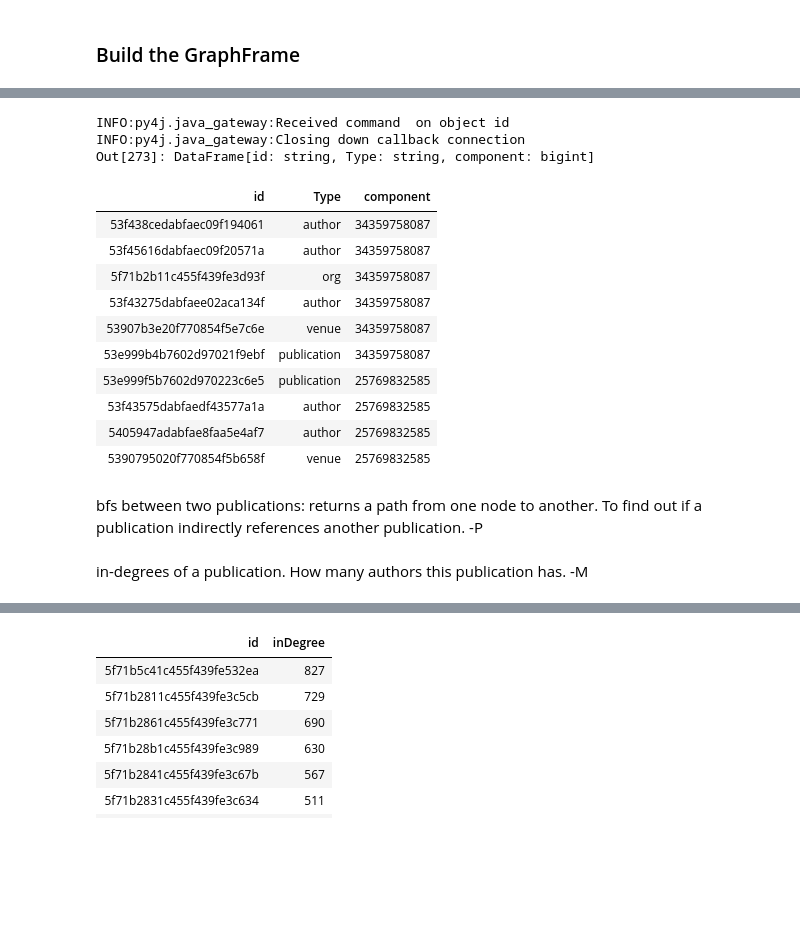
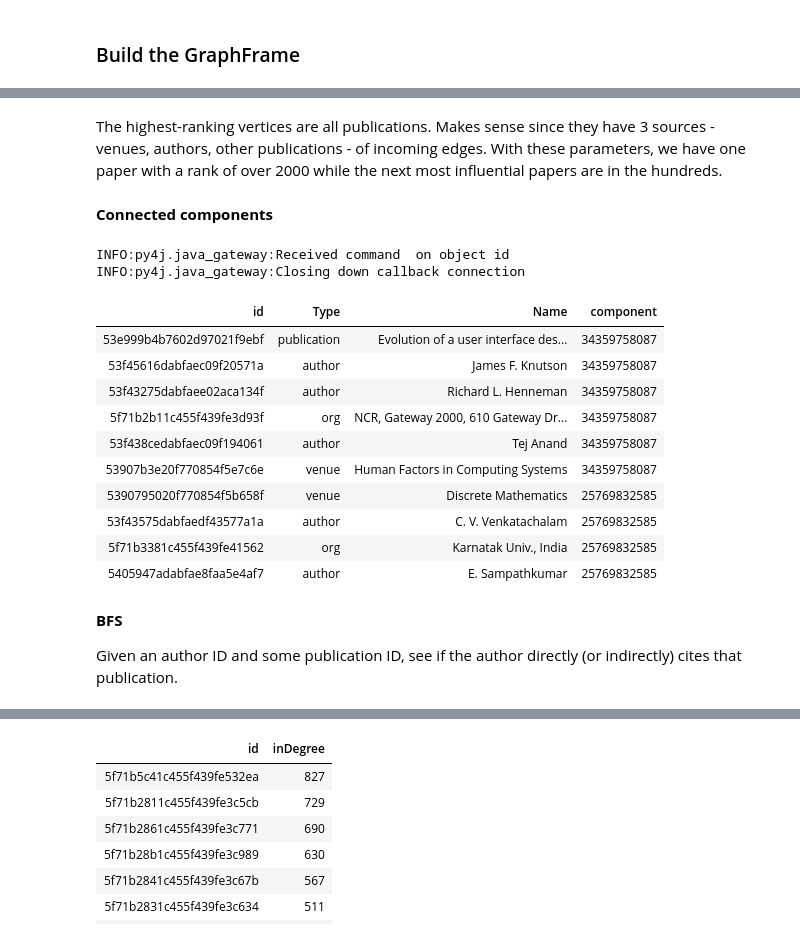
Before and after one commit to Martin-Msb/bdm-project-2, a Jupyter notebook: Knowledge Graph.ipynb, the cells around one changed output, grey strips where cells are left out. Saved outputs shown, nothing was run; the diff lists cells and outputs as text; code cells hidden in the pictures; blank space fills up the shorter version.

Commit message:
Finish all queries and analytics; final TODOs

```diff
--- a/Knowledge Graph.ipynb
+++ b/Knowledge Graph.ipynb
@@ -39,8 +34,11 @@ I'll skip this and use the created dataframs instead!
 # %%
-dblp_df = spark.read.load('dbfs:/user/dblpv13/dblp_table')
-author_df = spark.read.load('dbfs:/user/dblpv13/author_table')
-org_df = spark.read.load('dbfs:/user/dblpv13/org_table')
-venue_df = spark.read.load('dbfs:/user/dblpv13/venue_table')
+split = 0 # or 'full' to use all data. In that case, queries work but analytics crash because the graph is too big.
+
+# Make sure the table paths here match with the paths in the project 1 notebook (end of chapter 3).
+dblp_df = spark.read.load(f'dbfs:/user/dblpv13/dblp_{split}')
+author_df = spark.read.load(f'dbfs:/user/dblpv13/authors_{split}')
+org_df = spark.read.load(f'dbfs:/user/dblpv13/orgs_{split}')
+venue_df = spark.read.load(f'dbfs:/user/dblpv13/venues_{split}')
 
 logger.info(f'Read table row counts:\n\tDBLP fact table: {dblp_df.count()}\n\tAuthor table: {author_df.count()}\n\tVenue table: {venue_df.count()}\n\tOrganization table: {org_df.count()}')
 # %% [output]
@@ -52,3 +50,3 @@ INFO:__main__:Read table row counts:
 # %%
-def lim_print(df, lim):
+def lim_print(df, lim = 10): # print only top n (default 10) rows of a dataframe
     display(df.limit(lim))
@@ -60,5 +77,5 @@ To each DF, add the vertex type. We will have 4 types of vertices: publications,
 # %%
-# Add type to each df and rename column 'ID' to 'id'.
+# Add type to each df.
 dblp_df = dblp_df.withColumn('Type', F.lit('publication')).withColumnRenamed('ID', 'id')
 author_df = author_df.withColumn('Type', F.lit('author')).withColumnRenamed('ID', 'id')
 org_df = org_df.withColumn('Type', F.lit('org')).withColumnRenamed('ID', 'id')
@@ -66,11 +83,12 @@ venue_df = venue_df.withColumn('Type', F.lit('venue')).withColumnRenamed('ID', '
 
 # Union the relevant columns of each df into a single df.
 _vertices = (dblp_df
-            .select('id', 'Type')
-            .union(author_df
-                   .select('id', 'Type'))
-            .union(org_df
-                   .select('id', 'Type'))
-            .union(venue_df
-                   .select('id', 'Type')))
+             .withColumnRenamed('Title', 'Name')
+             .select('id', 'Type', 'Name')
+             .union(author_df
+                    .select('id', 'Type', 'Name'))
+             .union(org_df
+                    .select('id', 'Type', 'Name'))
+             .union(venue_df
+                    .select('id', 'Type', 'Name')))
 # %%
@@ -371,3 +400,7 @@ connected components - M
+# %% [markdown]
+The highest-ranking vertices are all publications. Makes sense since they have 3 sources - venues, authors, other publications - of incoming edges. With these parameters, we have one paper with a rank of over 2000 while the next most influential papers are in the hundreds.
+# %% [markdown]
+**Connected components**
 # %%
 #Connected component membership of each node
 sc.setCheckpointDir("/tmp/cc-checkpoint-dir") #Connected Components algorithm requires setting a Spark checkpoint directory to improve performance
@@ -375,22 +408,21 @@ cc = _graph.connectedComponents()
 # %% [output]
 INFO:py4j.java_gateway:Received command  on object id
 INFO:py4j.java_gateway:Closing down callback connection
-Out[273]: DataFrame[id: string, Type: string, component: bigint]
 # %%
-lim_print((cc.where("component != 0").orderBy(F.desc("component"))), 10)
+lim_print((cc.where("component != 0").orderBy(F.desc("component"))))
 # %% [output]
-| id | Type | component |
-| 53f438cedabfaec09f194061 | author | 34359758087 |
-| 53f45616dabfaec09f20571a | author | 34359758087 |
-| 5f71b2b11c455f439fe3d93f | org | 34359758087 |
-| 53f43275dabfaee02aca134f | author | 34359758087 |
-| 53907b3e20f770854f5e7c6e | venue | 34359758087 |
-| 53e999b4b7602d97021f9ebf | publication | 34359758087 |
-| 53e999f5b7602d970223c6e5 | publication | 25769832585 |
-| 53f43575dabfaedf43577a1a | author | 25769832585 |
-| 5405947adabfae8faa5e4af7 | author | 25769832585 |
-| 5390795020f770854f5b658f | venue | 25769832585 |
+| id | Type | Name | component |
+| 53e999b4b7602d97021f9ebf | publication | Evolution of a user interface des... | 34359758087 |
+| 53f45616dabfaec09f20571a | author | James F. Knutson | 34359758087 |
+| 53f43275dabfaee02aca134f | author | Richard L. Henneman | 34359758087 |
+| 5f71b2b11c455f439fe3d93f | org | NCR, Gateway 2000, 610 Gateway Dr... | 34359758087 |
+| 53f438cedabfaec09f194061 | author | Tej Anand | 34359758087 |
+| 53907b3e20f770854f5e7c6e | venue | Human Factors in Computing Systems | 34359758087 |
+| 5390795020f770854f5b658f | venue | Discrete Mathematics | 25769832585 |
+| 53f43575dabfaedf43577a1a | author | C. V. Venkatachalam | 25769832585 |
+| 5f71b3381c455f439fe41562 | org | Karnatak Univ., India | 25769832585 |
+| 5405947adabfae8faa5e4af7 | author | E. Sampathkumar | 25769832585 |
-# %% [markdown]
-bfs between two publications: returns a path from one node to another. To find out if a publication indirectly references another publication. -P
-# %% [markdown]
-in-degrees of a publication. How many authors this publication has. -M
+# %% [markdown]
+**BFS**
+
+Given an author ID and some publication ID, see if the author directly (or indirectly) cites that publication.
```
Also changed, not shown: parts of 70 cells of this notebook.
